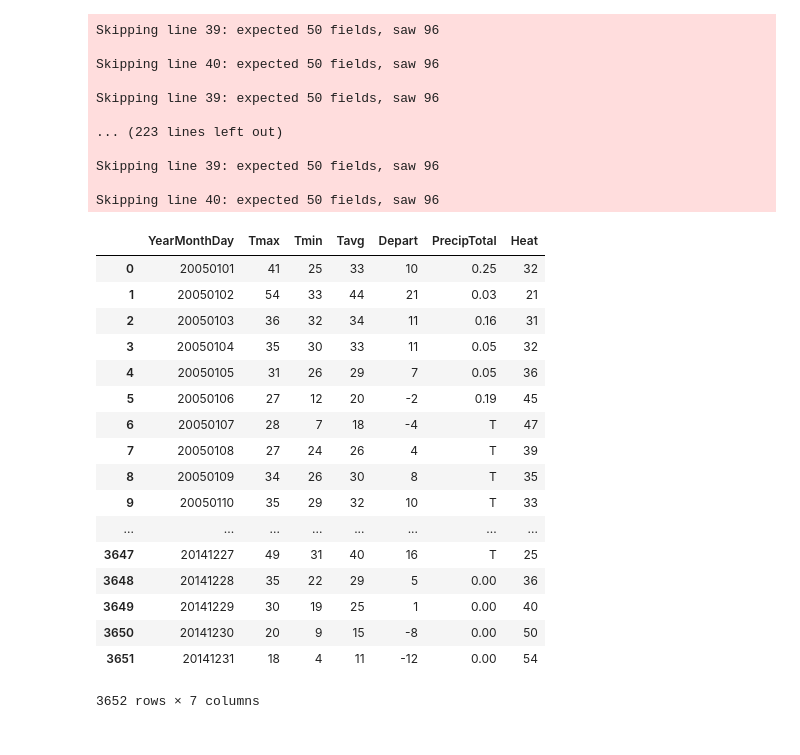
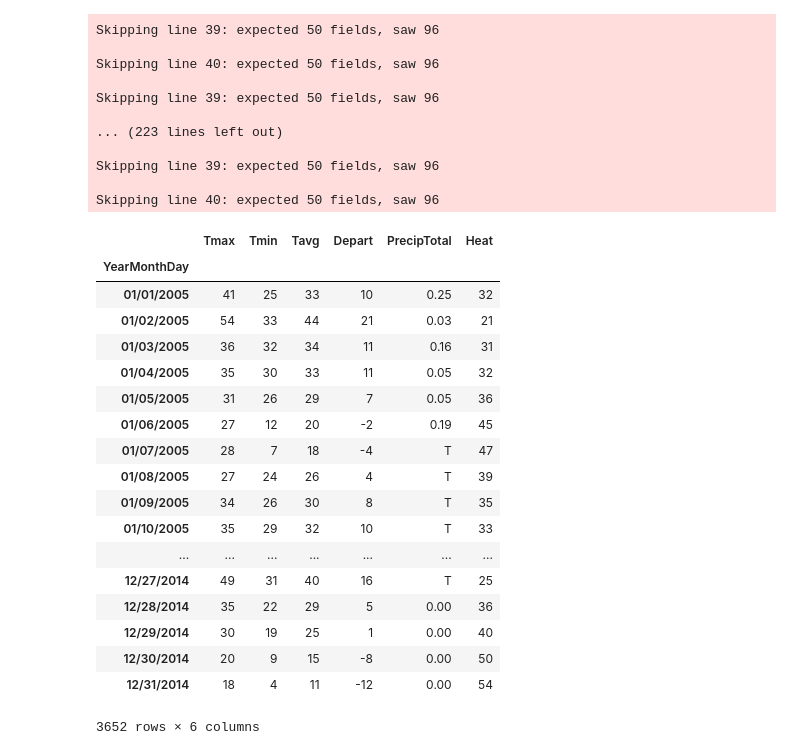
Before and after one commit to rogerfitz/chicitycrime, a Jupyter notebook: Data.ipynb, the cells around one changed output. Saved outputs shown, nothing was run; the diff lists cells and outputs as text; code cells hidden in the pictures.

```diff
--- a/Data.ipynb
+++ b/Data.ipynb
@@ -41,25 +41,28 @@ Skipping line 39: expected 50 fields, saw 96
 Skipping line 40: expected 50 fields, saw 96
 # %%
 weather = pd.concat(months, axis=0, join='outer', ignore_index=True)
+weather['YearMonthDay'] = weather['YearMonthDay'].str[4:6]+'/'+weather['YearMonthDay'].str[6:8]+'/'+weather['YearMonthDay'].str[0:4]
+weather = weather.set_index('YearMonthDay')
 weather
 # %% [output]
-|  | YearMonthDay | Tmax | Tmin | Tavg | Depart | PrecipTotal | Heat |
-| 0 | 20050101 | 41 | 25 | 33 | 10 | 0.25 | 32 |
-| 1 | 20050102 | 54 | 33 | 44 | 21 | 0.03 | 21 |
-| 2 | 20050103 | 36 | 32 | 34 | 11 | 0.16 | 31 |
-| 3 | 20050104 | 35 | 30 | 33 | 11 | 0.05 | 32 |
-| 4 | 20050105 | 31 | 26 | 29 | 7 | 0.05 | 36 |
-| 5 | 20050106 | 27 | 12 | 20 | -2 | 0.19 | 45 |
-| 6 | 20050107 | 28 | 7 | 18 | -4 | T | 47 |
-| 7 | 20050108 | 27 | 24 | 26 | 4 | T | 39 |
-| 8 | 20050109 | 34 | 26 | 30 | 8 | T | 35 |
-| 9 | 20050110 | 35 | 29 | 32 | 10 | T | 33 |
-| ... | ... | ... | ... | ... | ... | ... | ... |
-| 3647 | 20141227 | 49 | 31 | 40 | 16 | T | 25 |
-| 3648 | 20141228 | 35 | 22 | 29 | 5 | 0.00 | 36 |
-| 3649 | 20141229 | 30 | 19 | 25 | 1 | 0.00 | 40 |
-| 3650 | 20141230 | 20 | 9 | 15 | -8 | 0.00 | 50 |
-| 3651 | 20141231 | 18 | 4 | 11 | -12 | 0.00 | 54 |
+|  | Tmax | Tmin | Tavg | Depart | PrecipTotal | Heat |
+| YearMonthDay |  |  |  |  |  |  |
+| 01/01/2005 | 41 | 25 | 33 | 10 | 0.25 | 32 |
+| 01/02/2005 | 54 | 33 | 44 | 21 | 0.03 | 21 |
+| 01/03/2005 | 36 | 32 | 34 | 11 | 0.16 | 31 |
+| 01/04/2005 | 35 | 30 | 33 | 11 | 0.05 | 32 |
+| 01/05/2005 | 31 | 26 | 29 | 7 | 0.05 | 36 |
+| 01/06/2005 | 27 | 12 | 20 | -2 | 0.19 | 45 |
+| 01/07/2005 | 28 | 7 | 18 | -4 | T | 47 |
+| 01/08/2005 | 27 | 24 | 26 | 4 | T | 39 |
+| 01/09/2005 | 34 | 26 | 30 | 8 | T | 35 |
+| 01/10/2005 | 35 | 29 | 32 | 10 | T | 33 |
+| ... | ... | ... | ... | ... | ... | ... |
+| 12/27/2014 | 49 | 31 | 40 | 16 | T | 25 |
+| 12/28/2014 | 35 | 22 | 29 | 5 | 0.00 | 36 |
+| 12/29/2014 | 30 | 19 | 25 | 1 | 0.00 | 40 |
+| 12/30/2014 | 20 | 9 | 15 | -8 | 0.00 | 50 |
+| 12/31/2014 | 18 | 4 | 11 | -12 | 0.00 | 54 |
-3652 rows × 7 columns
+3652 rows × 6 columns
 # %%
 weather.to_csv(path_or_buf='chicitycrime/data/weather.csv')
```
Also changed, not shown: 2 other files.
